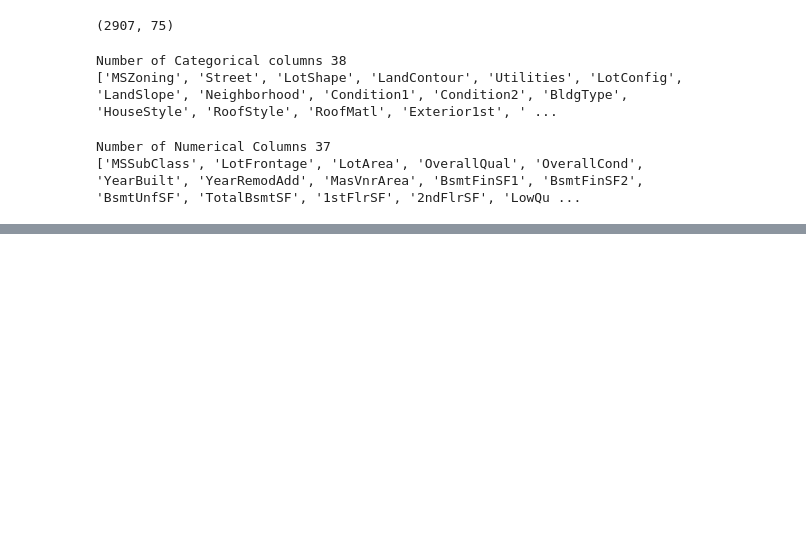
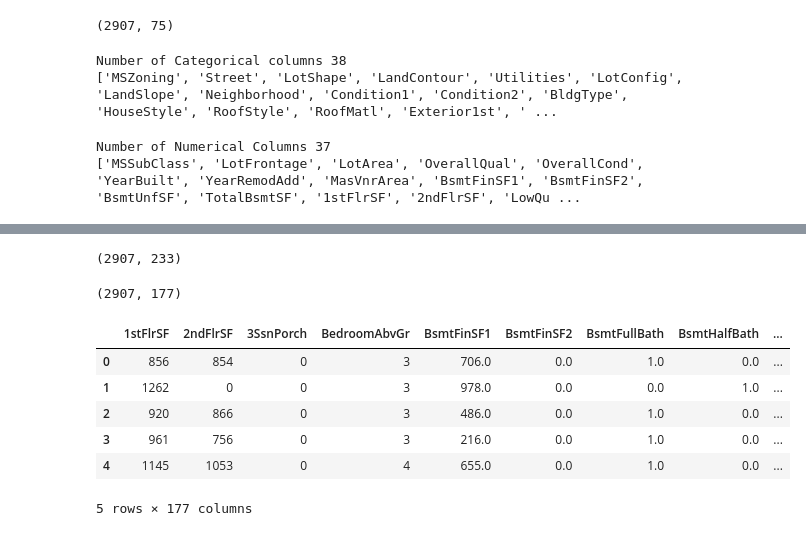
Before and after one commit to LakshanKarunathilake/ML-Kaggle-Competition, a Jupyter notebook: House Price Prediction.ipynb, the cells around one changed output, grey strips where cells are left out. Drawn from its saved outputs; the diff is of its cells as text; code cells hidden in the pictures; blank space fills up the shorter version.

```diff
--- a/House Price Prediction.ipynb
+++ b/House Price Prediction.ipynb
@@ -465,3 +465,26 @@ print(numerical_features)
 # %% [output]
 Number of Numerical Columns 37
 ['MSSubClass', 'LotFrontage', 'LotArea', 'OverallQual', 'OverallCond', 'YearBuilt', 'YearRemodAdd', 'MasVnrArea', 'BsmtFinSF1', 'BsmtFinSF2', 'BsmtUnfSF', 'TotalBsmtSF', '1stFlrSF', '2ndFlrSF', 'LowQu ...
+# %%
+def category_onehot_multcols(multcolumns):
+    df_final=final_df
+    i=0
+    for fields in multcolumns:
+
+        print(fields)
+        df1=pd.get_dummies(final_df[fields],drop_first=True)
+
+        final_df.drop([fields],axis=1,inplace=True)
+        if i==0:
+            df_final=df1.copy()
+        else:
+
+            df_final=pd.concat([df_final,df1],axis=1)
+        i=i+1
+
+
+    df_final=pd.concat([final_df,df_final],axis=1)
+
+    return df_final
+# %%
+final_df=category_onehot_multcols(categorical_features)
@@ -467,0 +509,20 @@ Number of Numerical Columns 37
+# %%
+final_df.shape
+# %% [output]
+(2907, 233)
+# %%
+final_df =final_df.loc[:,~final_df.columns.duplicated()]
+# %%
+final_df.shape
+# %% [output]
+(2907, 177)
+# %%
+final_df.head()
+# %% [output]
+|  | 1stFlrSF | 2ndFlrSF | 3SsnPorch | BedroomAbvGr | BsmtFinSF1 | BsmtFinSF2 | BsmtFullBath | BsmtHalfBath | ... |
+| 0 | 856 | 854 | 0 | 3 | 706.0 | 0.0 | 1.0 | 0.0 | ... |
+| 1 | 1262 | 0 | 0 | 3 | 978.0 | 0.0 | 0.0 | 1.0 | ... |
+| 2 | 920 | 866 | 0 | 3 | 486.0 | 0.0 | 1.0 | 0.0 | ... |
+| 3 | 961 | 756 | 0 | 3 | 216.0 | 0.0 | 1.0 | 0.0 | ... |
+| 4 | 1145 | 1053 | 0 | 4 | 655.0 | 0.0 | 1.0 | 0.0 | ... |
+5 rows × 177 columns
```
Also changed, not shown: parts of 7 cells of this notebook.
